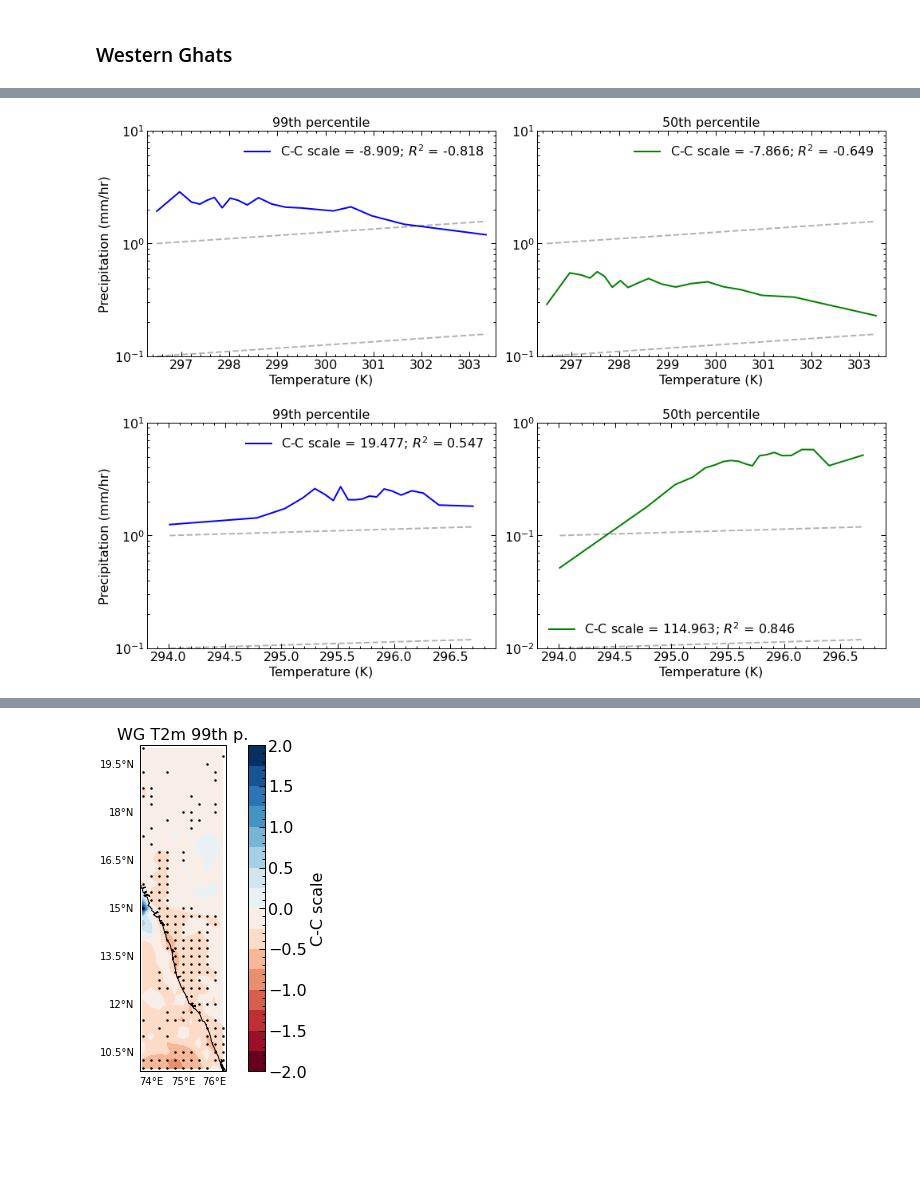
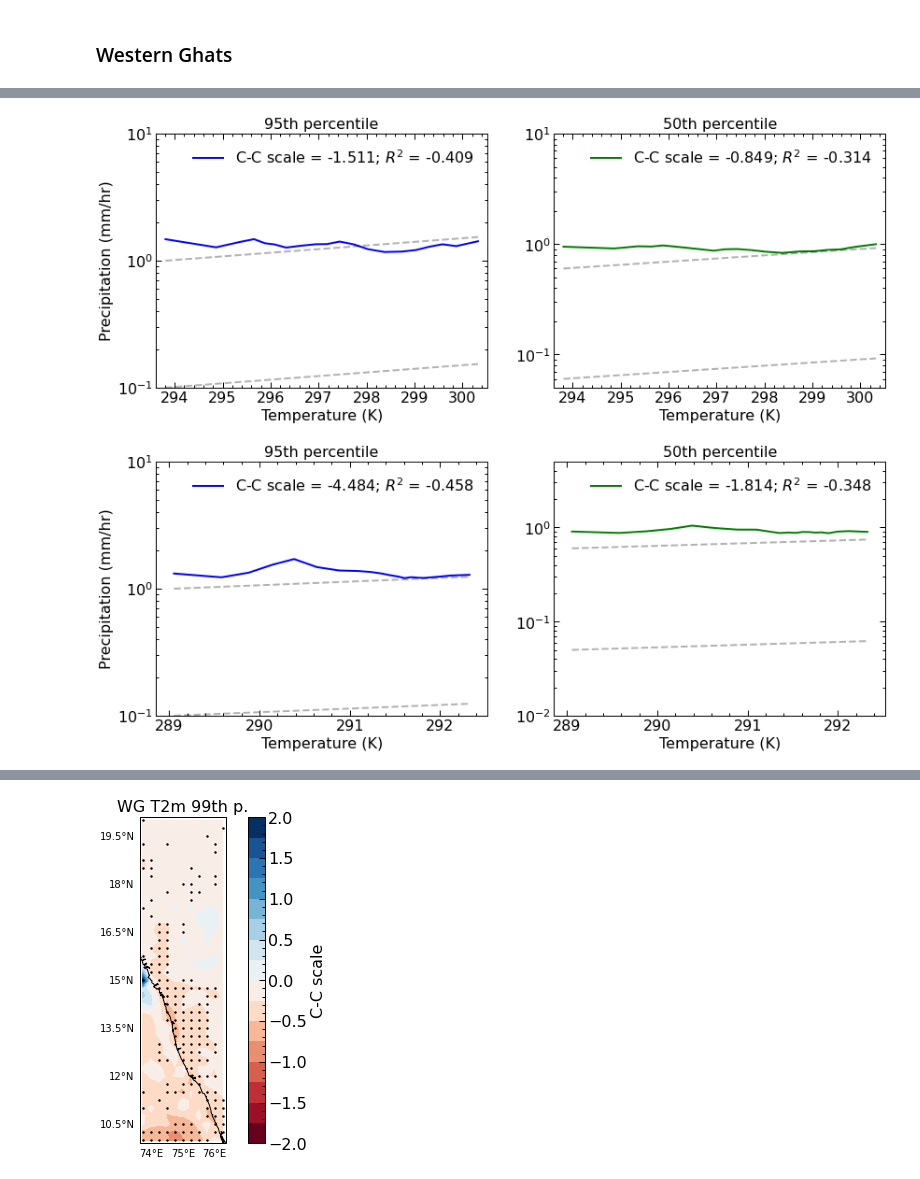
Before and after one commit to adisen99/msc_project, a Jupyter notebook: test.ipynb, the cells around one changed output, grey strips where cells are left out. Drawn from its saved outputs; the diff is of its cells as text; code cells hidden in the pictures; blank space fills up the shorter version.

Commit message:
lab: new analysis02; modified binning and ccplot code again; removed junk

```diff
--- a/test.ipynb
+++ b/test.ipynb
@@ -463,11 +478,11 @@ d2m_wg = d2m.sel(lat=slice(10,20), lon = slice(73.75,76.25)).mean(dim = ['lat',
 # %%
 # mum.chunks
 # %%
-binned_precip99_t2m, mean_temp99_t2m = binning.get_binned(precip_wg, t2m_wg, percentile_val=0.99, bin_nr=20)
-binned_precip50_t2m, mean_temp50_t2m = binning.get_binned(precip_wg, t2m_wg, percentile_val=0.50, bin_nr=20)
+binned_precip95_t2m, mean_temp95_t2m = binning.get_binned(precip_ind, t2m_ind, percentile_val=0.95, bin_nr=20)
+binned_precip50_t2m, mean_temp50_t2m = binning.get_binned(precip_ind, t2m_ind, percentile_val=0.50, bin_nr=20)
 # %%
-binned_precip99_d2m, mean_temp99_d2m = binning.get_binned(precip_wg, d2m_wg, percentile_val=0.99, bin_nr=20)
-binned_precip50_d2m, mean_temp50_d2m = binning.get_binned(precip_wg, d2m_wg, percentile_val=0.50, bin_nr=20)
+binned_precip95_d2m, mean_temp95_d2m = binning.get_binned(precip_ind, d2m_ind, percentile_val=0.95, bin_nr=20)
+binned_precip50_d2m, mean_temp50_d2m = binning.get_binned(precip_ind, d2m_ind, percentile_val=0.50, bin_nr=20)
 # %%
 binned_precip50_d2m
 # %% [output]
@@ -499,51 +514,52 @@ temparr99, preciparr3_99, preciparr4_99 = ccplot.get_ideal_data(mean_temp99_t2m,
 temparr50, preciparr3_50, preciparr4_50 = ccplot.get_ideal_data(mean_temp50_t2m, 0.0001, 0.001, time_scale=2)
 # %%
 # for d2m
-temparr99, preciparr1_99, preciparr2_99 = ccplot.get_ideal_data(mean_temp99_d2m, 0.1, 1, time_scale=1)
-temparr50, preciparr1_50, preciparr2_50 = ccplot.get_ideal_data(mean_temp50_d2m, 0.01, 0.1, time_scale=1)
+temparr95, preciparr1_95, preciparr2_95 = ccplot.get_ideal_data(mean_temp95_d2m, 0.1, 1, time_scale=1)
+temparr50, preciparr1_50, preciparr2_50 = ccplot.get_ideal_data(mean_temp50_d2m, 0.05, 0.6, time_scale=1)
 # %%
 # for d2m
-temparr99, preciparr3_99, preciparr4_99 = ccplot.get_ideal_data(mean_temp99_d2m, 0.0001, 0.001, time_scale=2)
-temparr50, preciparr3_50, preciparr4_50 = ccplot.get_ideal_data(mean_temp50_d2m, 0.0001, 0.001, time_scale=2)
+temparr95, preciparr3_95, preciparr4_95 = ccplot.get_ideal_data(mean_temp95_d2m, 0.0001, 0.001, time_scale=2)
+temparr50, preciparr3_50, preciparr4_50 = ccplot.get_ideal_data(mean_temp50_d2m, 0.0002, 0.003, time_scale=2)
 # %%
 # binned_ds99 = binned_ds99.rename_vars({'precipCal':'precipitationCal'})
 # binned_ds50 = binned_ds50.rename_vars({'precipCal':'precipitationCal'})
 # %%
 fig = plt.figure(figsize=(14,5))
 
 plt.subplot(121)
-ccplot.plot(binned_precip99_t2m, mean_temp99_t2m, temparr99, preciparr1_99, preciparr2_99, preciparr3_99, preciparr4_99, fit=False, color = 'blue')
+ccplot.plot(binned_precip95_t2m, mean_temp95_t2m, temparr95, preciparr1_95, preciparr2_95, preciparr3_95, preciparr4_95, fit=False, color = 'blue')
 plt.ylabel('Precipitation (mm/hr)')
 plt.xlabel('Temperature (K)')
-plt.title('99th percentile')
+plt.title('95th percentile')
 plt.ylim(0.1, 10)
 plt.yticks([0.1, 1, 10])
 
 # fig.gca().yaxis.set_ticks_position('both')
 
 plt.subplot(122)
 ccplot.plot(binned_precip50_t2m, mean_temp50_t2m, temparr50, preciparr1_50, preciparr2_50, preciparr3_50, preciparr4_50, fit=False, color = 'green')
 
 # plt.ylabel('Precipitation (mm/hr)')
 plt.xlabel('Temperature (K)')
 plt.title('50th percentile')
-plt.ylim(0.1, 10)
+plt.ylim(0.05, 5)
 plt.yticks([0.1, 1, 10])
 
 # fig.gca().yaxis.set_ticks_position('both')
-fig.tight_layout()
-plt.savefig('./images/mumbai_ccplot_t2m.pdf', dpi = 300)
+# fig.tight_layout()
+plt.savefig('./images/ind_ccplot_t2m_small.pdf', dpi = 300)
 # %% [output]
-[figure, old version]
+[figure, new version]
 # %%
 fig = plt.figure(figsize=(14,5))
 
 plt.subplot(121)
-ccplot.plot(binned_precip99_d2m, mean_temp99_d2m, temparr99, preciparr1_99, preciparr2_99, preciparr3_99, preciparr4_99, fit=False, color = 'blue')
+ccplot.plot(binned_precip95_d2m, mean_temp95_d2m, temparr95, preciparr1_95, preciparr2_95, preciparr3_95, preciparr4_95, fit=False, color = 'blue')
 plt.ylabel('Precipitation (mm/hr)')
 plt.xlabel('Temperature (K)')
-plt.title('99th percentile')
+plt.title('95th percentile')
 plt.ylim(0.1, 10)
+# plt.xlim(294.8, 297)
 plt.yticks([0.1, 1, 10])
 
 # fig.gca().yaxis.set_ticks_position('both')
@@ -554,14 +570,15 @@ ccplot.plot(binned_precip50_d2m, mean_temp50_d2m, temparr50, preciparr1_50, prec
 # plt.ylabel('Precipitation (mm/hr)')
 plt.xlabel('Temperature (K)')
 plt.title('50th percentile')
-plt.ylim(0.01, 1)
+plt.ylim(0.01, 5)
+# plt.xlim(294.8, 297)
 plt.yticks([0.01, 0.1, 1])
 
 # fig.gca().yaxis.set_ticks_position('both')
-fig.tight_layout()
-plt.savefig('./images/mumbai_ccplot_d2m.pdf', dpi = 300)
+# fig.tight_layout()
+plt.savefig('./images/ind_ccplot_d2m_small.pdf', dpi = 300)
 # %% [output]
-[figure, old version]
+[figure, new version]
 # %%
 wg_precip = precip.sel(lat = slice(10, 20), lon = slice(73.75, 76.25)).chunk(dict(time=-1, lat=-1, lon=-1))
 wg_t2m = t2m.sel(lat = slice(10, 20), lon = slice(73.75, 76.25)).chunk(dict(time=-1, lat=-1, lon=-1))
```
Also changed, not shown: parts of 24 cells of this notebook, 7 other files.
